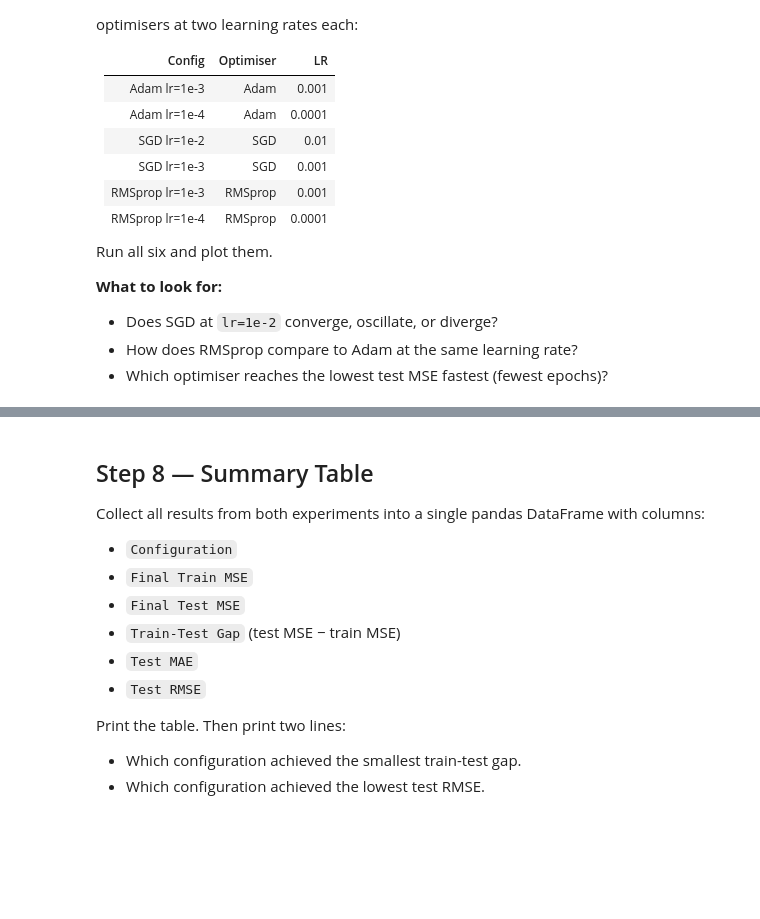
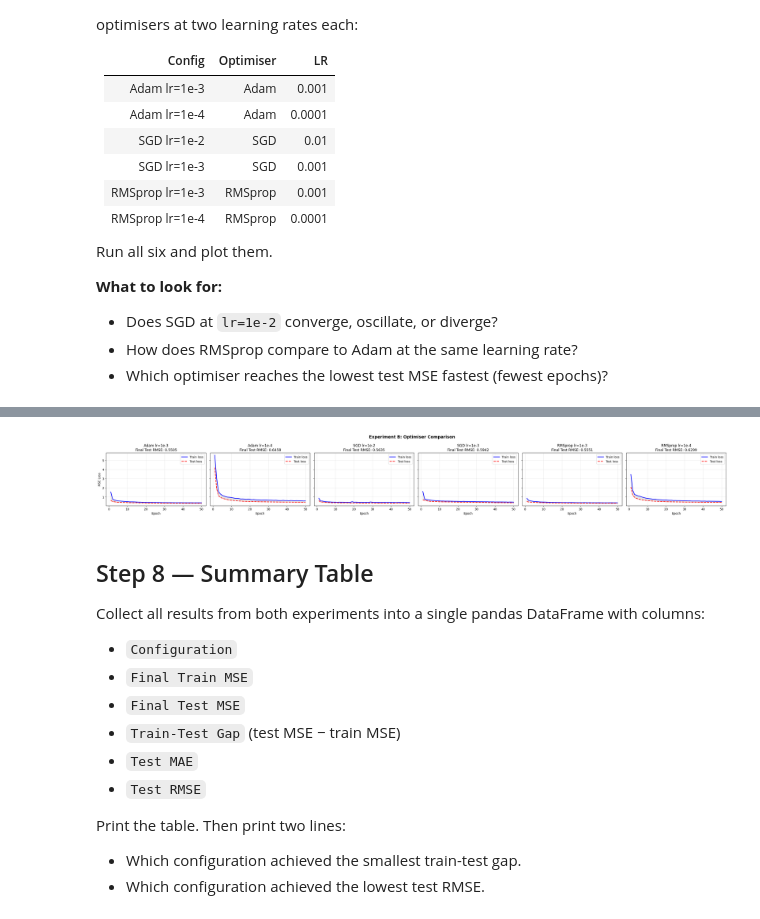
Before and after one commit to ugisrutinsRSU/RSU_Colab, a Jupyter notebook: 04_Regularization_and_Optimization_Exercise.ipynb, the cells around one changed output, grey strips where cells are left out. Cells and saved outputs as stored; diff of their text form; code cells hidden in the pictures; blank space fills up the shorter version.

Commit message:
Complete Regularization and Optimization Exercise - all code cells filled

```diff
--- a/04_Regularization_and_Optimization_Exercise.ipynb
+++ b/04_Regularization_and_Optimization_Exercise.ipynb
@@ -197,0 +490,24 @@ Run all six and plot them.
+# %%
+print("\n" + "=" * 80)
+print("EXPERIMENT B: Optimiser Comparison (Dropout=0.3, 50 epochs)")
+print("=" * 80)
+
+exp_b_results = []
+
+configs = [
+    ("Adam lr=1e-3", "adam", 1e-3),
+    ("Adam lr=1e-4", "adam", 1e-4),
+    ("SGD lr=1e-2", "sgd", 1e-2),
+    ("SGD lr=1e-3", "sgd", 1e-3),
+    ("RMSprop lr=1e-3", "rmsprop", 1e-3),
+    ("RMSprop lr=1e-4", "rmsprop", 1e-4),
+]
+
+for label, optim_name, learning_rate in configs:
+    result = run_experiment(
+        label,
+        train_loader, test_loader,
+        dropout_rate=0.3, l1_lambda=0.0, l2_lambda=0.0,
+        optimizer_name=optim_name, lr=learning_rate, epochs=50
+    )
+    exp_b_results.append(result)
@@ -198,3 +524,7 @@ Run all six and plot them.
+# %%
+plot_loss_curves(exp_b_results, "Experiment B: Optimiser Comparison")
+# %% [output]
+[figure, added]
 # %% [markdown]
 ## Step 8 — Summary Table
 
```
Also changed, not shown: parts of 27 cells of this notebook, 1 other file.
